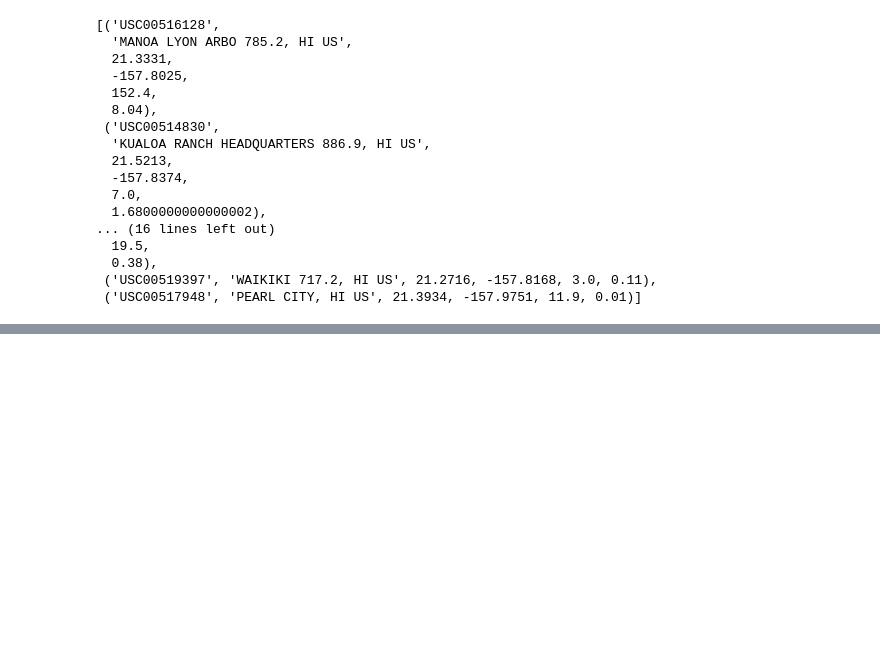
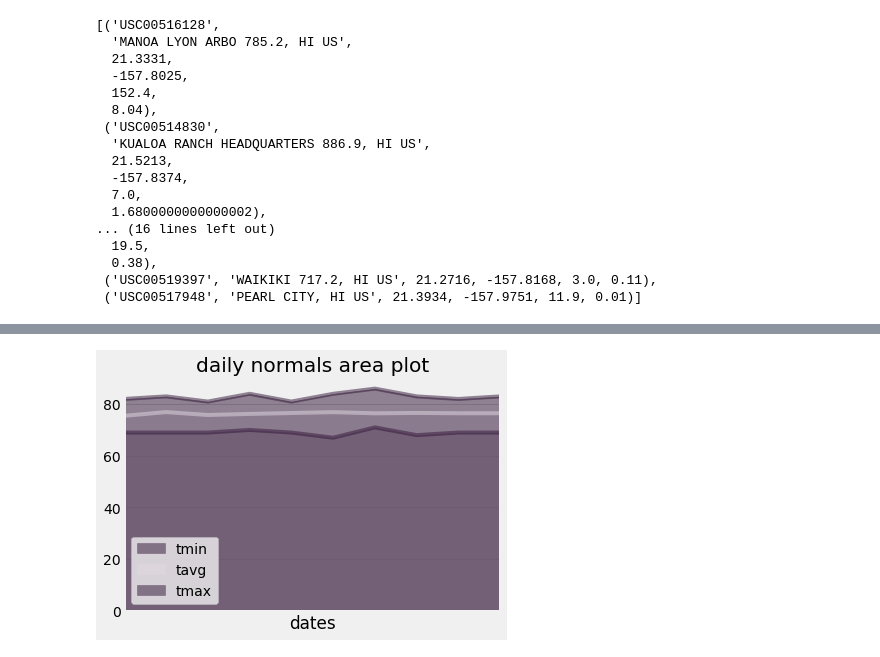
Before and after one commit to pratikchhya/Sqlalchemy-challenge, a Jupyter notebook: climate_starter.ipynb, the cells around one changed output, grey strips where cells are left out. Cells and saved outputs as stored; diff of their text form; code cells hidden in the pictures; blank space fills up the shorter version.

```diff
--- a/climate_starter.ipynb
+++ b/climate_starter.ipynb
@@ -328,3 +310,22 @@ Vacation_analysis
 | 4 | USC00519523 | WAIMANALO EXPERIMENTAL FARM, HI US | 21.33556 | -157.71139 | 19.5 | 0.38 |
 | 5 | USC00519397 | WAIKIKI 717.2, HI US | 21.2716 | -157.8168 | 3.0 | 0.11 |
 | 6 | USC00517948 | PEARL CITY, HI US | 21.3934 | -157.9751 | 11.9 | 0.01 |
+# %%
+# Vacation days- (2017-7-20,2017- 7-30)
+daily_n=[]
+dn=0
+dates=[]
+for day in range (20,30):
+    if day<10:
+
+        dn = daily_normals(f"07-0{day}")
+        daily_n.append(f"2017-07-0{day}")
+    else:
+        dn=daily_normals(f"07-{day}")
+        daily_n.append(list(np.ravel(dn)))
+        dates.append(f"2017-07-{day}")
+
+daily_df=pd.DataFrame(list(daily_n), columns=['tmin','tavg','tmax'])
+daily_df['dates']=dates
+daily_df=daily_df.set_index('dates')
+daily_df.head()
@@ -330,0 +340,9 @@ Vacation_analysis
+# %%
+# Plot the daily normals as an area plot with `stacked=False`
+daily_df.plot(kind='area',stacked=False, alpha=0.5, colormap='twilight_shifted',title='daily normals area plot')
+[ax.legend(('tmin','tavg','tmax'),loc='lower left') for x in plt.gcf().axes]
+plt.xticks([])
+plt.savefig("Daily Normals")
+plt.show()
+# %% [output]
+[figure, added]
```
Also changed, not shown: parts of 7 cells of this notebook, 19 other files.
